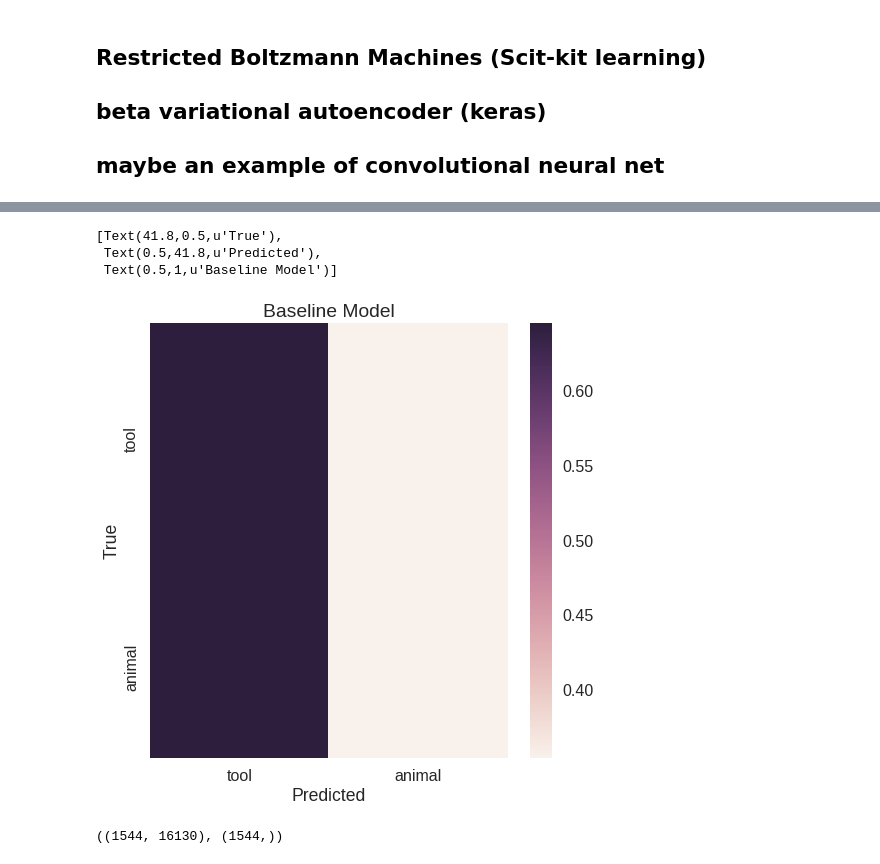
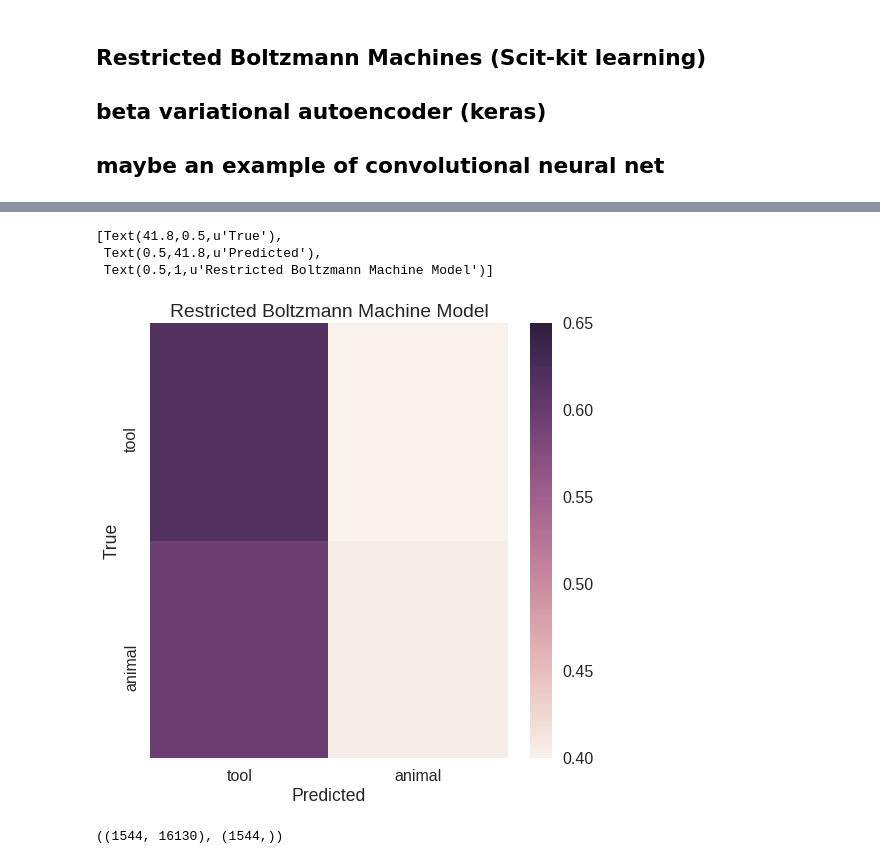
Before and after one commit to nmningmei/Deep_learning_fMRI_EEG, a Jupyter notebook: 4_1_Autoencoder_in_fMRI.ipynb, the cells around one changed output, grey strips where cells are left out. Saved outputs shown, nothing was run; the diff lists cells and outputs as text; code cells hidden in the pictures.

```diff
--- a/4_1_Autoencoder_in_fMRI.ipynb
+++ b/4_1_Autoencoder_in_fMRI.ipynb
@@ -623,12 +650,12 @@ cm = pd.DataFrame(cm,columns=['tool','animal'],index=['tool','animal'])
 # %%
 fig, ax = plt.subplots(figsize=(8,8))
 sns.heatmap(cm,ax=ax,vmin=0.4,vmax=0.65)
-ax.set(ylabel = 'True', xlabel = 'Predicted',title = 'Baseline Model')
+ax.set(ylabel = 'True', xlabel = 'Predicted',title = 'Restricted Boltzmann Machine Model')
 # %% [output]
 [Text(41.8,0.5,u'True'),
  Text(0.5,41.8,u'Predicted'),
- Text(0.5,1,u'Baseline Model')]
+ Text(0.5,1,u'Restricted Boltzmann Machine Model')]
-[figure, old version]
+[figure, new version]
 # %%
 #Image(url = 'https://cdn-images-1.medium.com/max/600/1*WR3dOULWegRxm4EddXyuSQ.jpeg')
 # %%
```
Also changed, not shown: parts of 13 cells of this notebook.
